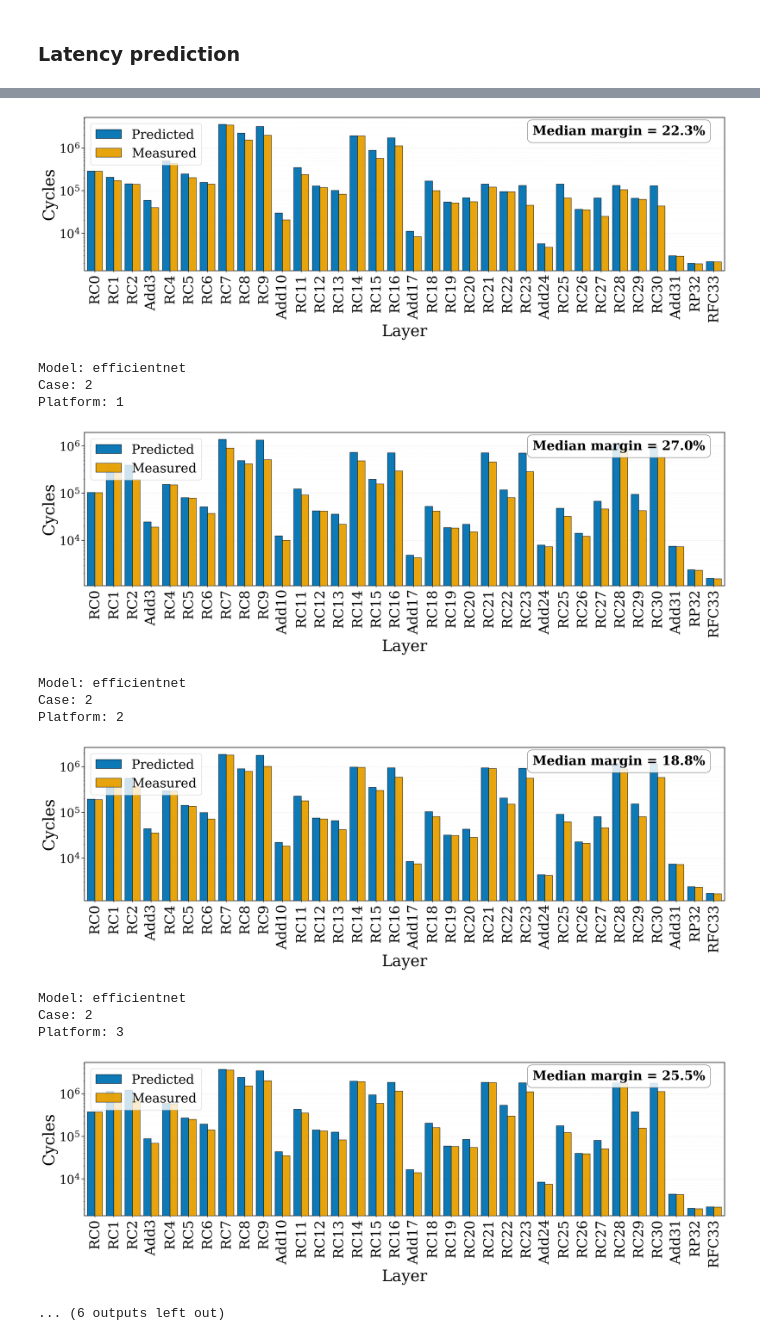
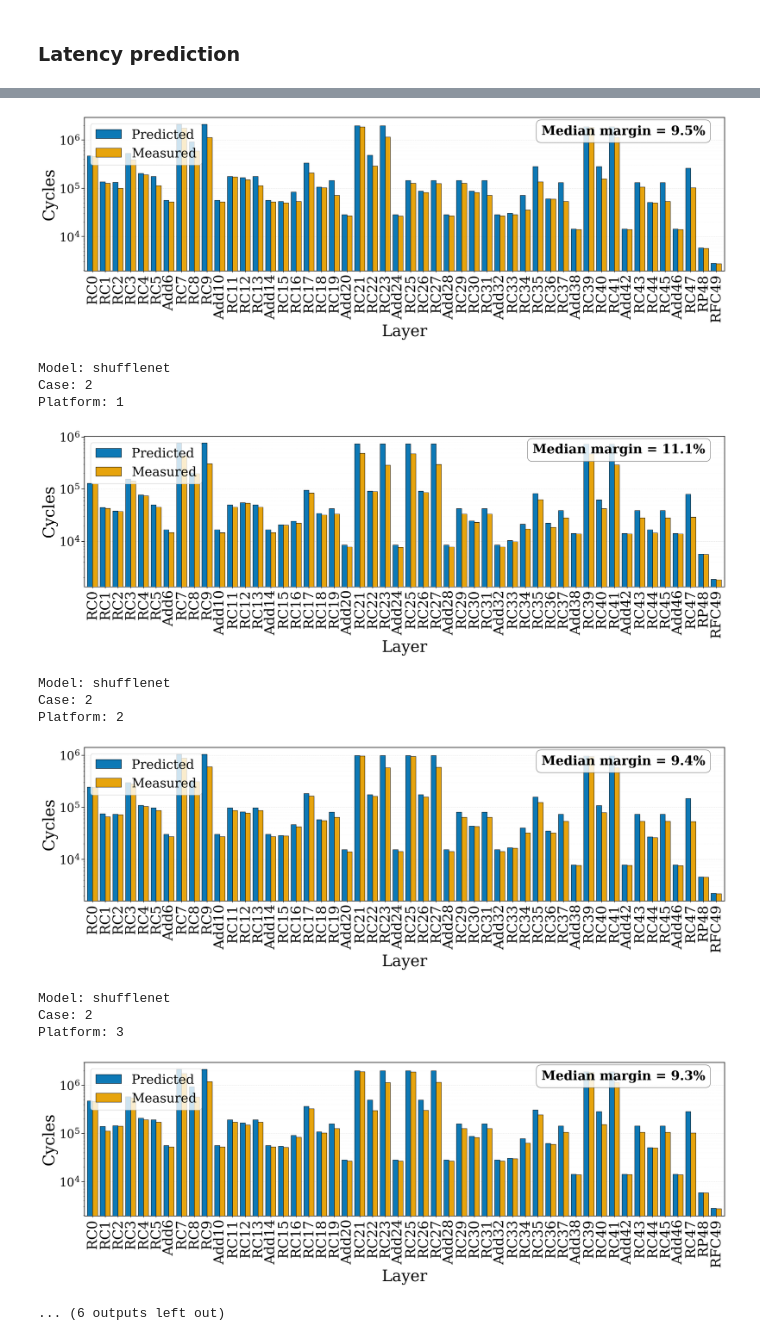
Before and after one commit to balditommaso/mixed-precision-dory, a Jupyter notebook: notebooks/plot.ipynb, the cells around one changed output, grey strips where cells are left out. Cells and saved outputs as stored; diff of their text form; code cells hidden in the pictures.

Commit message:
re run plot with shufflenet

```diff
--- a/notebooks/plot.ipynb
+++ b/notebooks/plot.ipynb
@@ -1605,7 +1605,7 @@ def plot_latency_validation(
 # %% [markdown]
 ### Latency prediction
 # %%
-model_name = "efficientnet"
+model_name = "shufflenet"
 case_number = 1
 platform = 3
 
@@ -1646,16 +1646,16 @@ Model: efficientnet
 Case: 1
 Platform: 3
-[figure, old version]
+[figure, new version]
-Model: efficientnet
+Model: shufflenet
 Case: 2
 Platform: 1
-[figure, old version]
+[figure, new version]
-Model: efficientnet
+Model: shufflenet
 Case: 2
 Platform: 2
-[figure, old version]
+[figure, new version]
-Model: efficientnet
+Model: shufflenet
 Case: 2
 Platform: 3
-[figure, old version]
+[figure, new version]
 ... (6 outputs left out)
```
Also changed, not shown: parts of 1 cell of this notebook, 2 other files.
